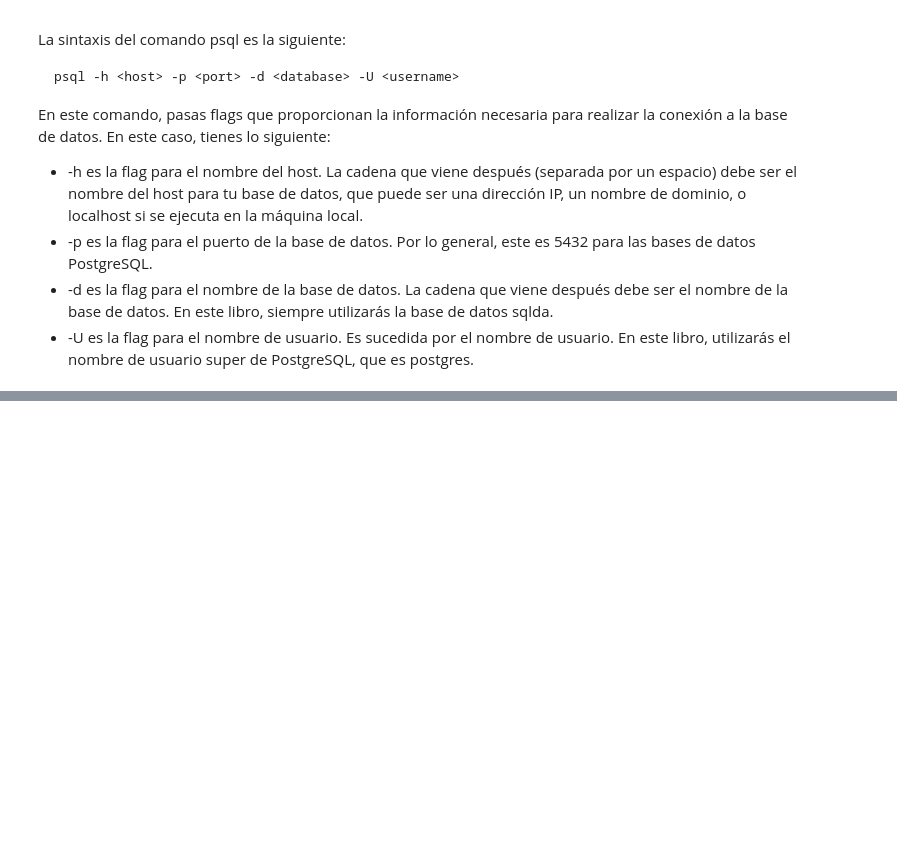
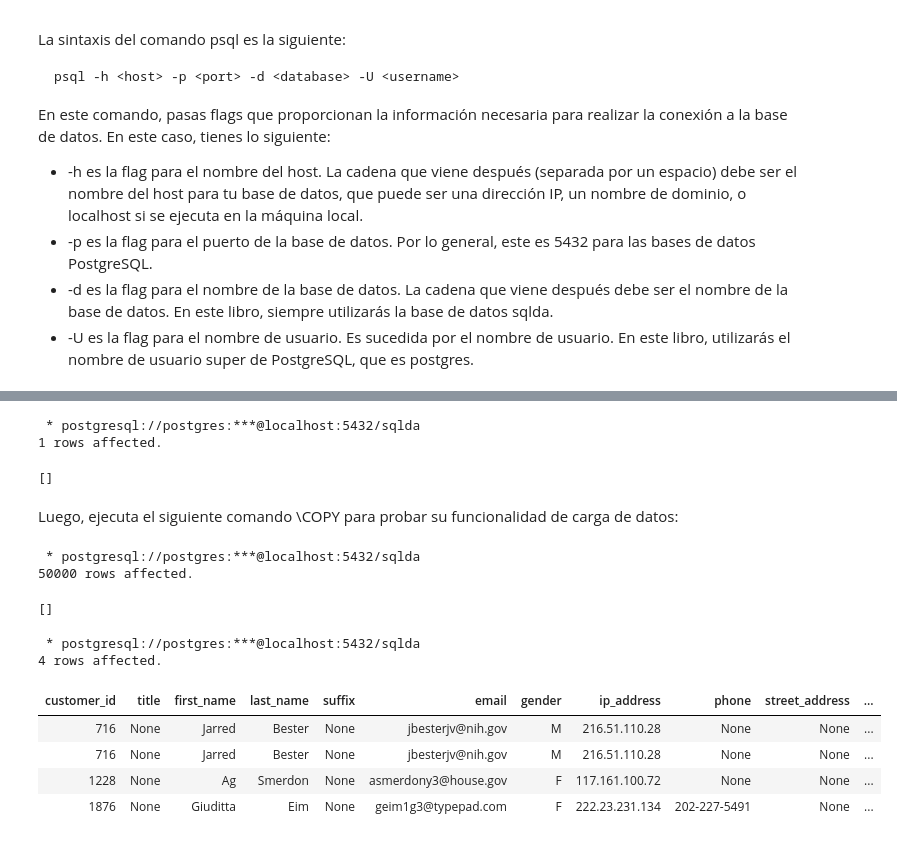
Before and after one commit to limspiga/data-modeling, a Jupyter notebook: 06_data_modeling_for_marketing.ipynb, the cells around one changed output, grey strips where cells are left out. Drawn from its saved outputs; the diff is of its cells as text; code cells hidden in the pictures; blank space fills up the shorter version.

```diff
--- a/06_data_modeling_for_marketing.ipynb
+++ b/06_data_modeling_for_marketing.ipynb
@@ -99,0 +260,29 @@ sqlda=# \q
+# %%
+%%sql
+CREATE TABLE customers_csv AS (
+    SELECT * FROM customers LIMIT 1
+);
+# %% [output]
+ * postgresql://postgres:***@localhost:5432/sqlda
+1 rows affected.
+[]
+# %% [markdown]
+Luego, ejecuta el siguiente comando \COPY para probar su funcionalidad de carga de datos:
+# %%
+%%sql
+COPY customers_csv FROM '/content/my_file.csv' WITH (FORMAT CSV, HEADER, DELIMITER '|', NULL '', QUOTE '"');
+# %% [output]
+ * postgresql://postgres:***@localhost:5432/sqlda
+50000 rows affected.
+[]
+# %%
+%%sql
+SELECT * FROM customers_csv LIMIT 4;
+# %% [output]
+ * postgresql://postgres:***@localhost:5432/sqlda
+4 rows affected.
+| customer_id | title | first_name | last_name | suffix | email | gender | ip_address | phone | street_address | ... |
+| 716 | None | Jarred | Bester | None | jbesterjv@nih.gov | M | 216.51.110.28 | None | None | ... |
+| 716 | None | Jarred | Bester | None | jbesterjv@nih.gov | M | 216.51.110.28 | None | None | ... |
+| 1228 | None | Ag | Smerdon | None | asmerdony3@house.gov | F | 117.161.100.72 | None | None | ... |
+| 1876 | None | Giuditta | Eim | None | geim1g3@typepad.com | F | 222.23.231.134 | 202-227-5491 | None | ... |
```
Also changed, not shown: parts of 81 cells of this notebook.
